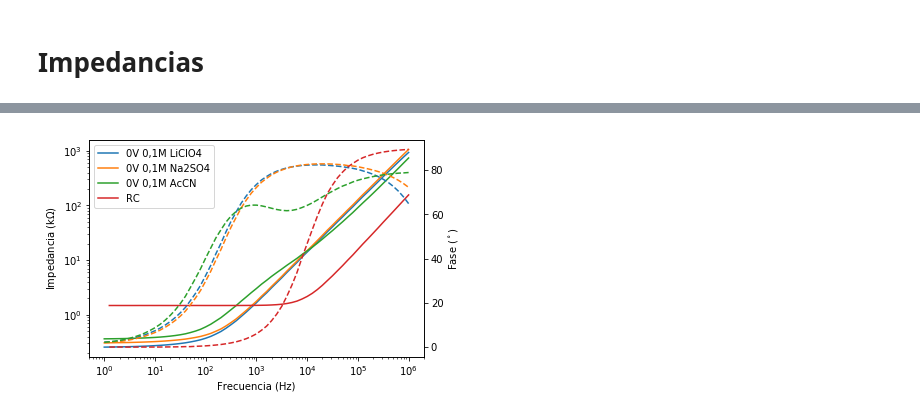
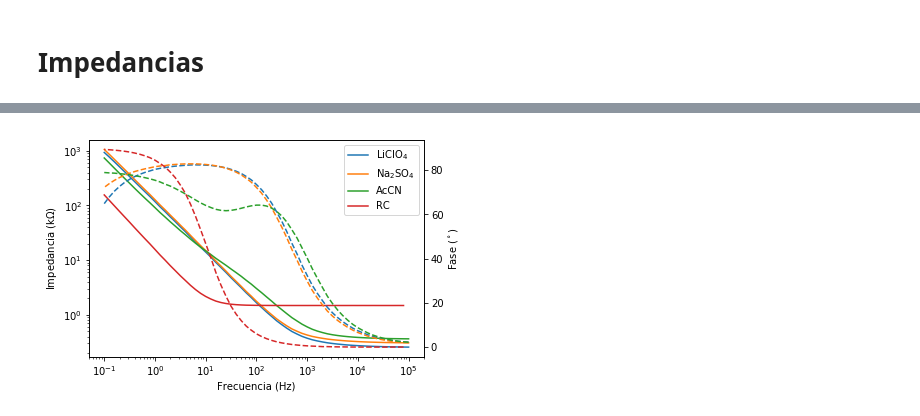
Before and after one commit to jsbarbosa/fqAvanzada, a Jupyter notebook: Impedancias/plots.ipynb, the cells around one changed output, grey strips where cells are left out. Saved outputs shown, nothing was run; the diff lists cells and outputs as text; code cells hidden in the pictures.

Commit message:
legendas

```diff
--- a/Impedancias/plots.ipynb
+++ b/Impedancias/plots.ipynb
@@ -27,7 +27,7 @@ plt.show()
 # %% [markdown]
 # Impedancias
 # %%
-freq = np.logspace(0, 6, 61)
+freq = np.logspace(5, -1, 61) #0.1 - 100 kHz
 # %%
 voltage_1 = ['0V 0,1M LiClO4', '0V 0,5M LiClO4', '0V 1M LiClO4']
 voltage_2 = ['-0,3V 0,1M LiClO4', '-0,3V 0,5M LiClO4', '-0,3V 1M LiClO4']
@@ -61,26 +67,24 @@ plt.show()
 # %%
 fig, (ax1, ax2) = plt.subplots(2, figsize = (8, 4.5), sharex = True)
 
-for sheet in voltage_2:
-    x, y = data[sheet].values.T / 1e3
+mps = [reImToMP(data[sheet] / 1e3) for sheet in voltage_2]
+labels = ["0,1 M", "0,5 M", "1,0 M"]
 
-    p = np.rad2deg(np.arctan2(y, x))
-    m = abs(x + 1j*y)
-
-    ax1.plot(freq, m, label = sheet)
+for i in range(len(labels)):
+    m, p = mps[i]
+    ax1.plot(freq, m, label = labels[i])
     ax2.plot(freq, p)
 
 ax1.set_xscale('log')
 ax1.set_yscale('log')
 
-ax2.set_xscale('log')
+ax1.set_ylabel('Impedancia (k$\Omega$)')
 
-ax1.set_ylabel('Impedancia (k$\Omega$)')
 ax2.set_xlabel('Frecuencia (Hz)')
 ax2.set_ylabel('Fase ($^\circ$)')
 
 ax1.legend()
 
-plt.savefig("LiClO4_0,3.png", dpi = 300)
+plt.savefig("LiClO4_0,3V.png", dpi = 300)
 plt.show()
 # %% [output]
@@ -128,24 +131,27 @@ iones = ['0V 0,1M LiClO4', '0V 0,1M Na2SO4', '0V 0,1M AcCN', 'RC']
 # %%
 fig, ax1 = plt.subplots()
 ax2 = ax1.twinx()
 
-for ion in iones:
-    x, y = data[ion].values.T / 1e3
-    p = np.rad2deg(np.arctan2(y, x))
-    m = abs(x + 1j*y)
+labels = ["LiClO$_4$", 'Na$_2$SO$_4$', 'AcCN', 'RC']
 
-    c = ax1.plot(freq, m, label = ion)[0].get_color()
-    ax2.plot(freq, p, '--', color = c)
+mps = [reImToMP(data[sheet] / 1e3) for sheet in iones]
+
+for i in range(len(labels)):
+    m, p = mps[i]
+    c = ax1.plot(freq, m, label = labels[i])[0].get_color()
+    ax2.plot(freq, p, "--", color = c)
+
+ax1.set_xscale('log')
+ax1.set_yscale('log')
+
+ax1.set_ylabel('Impedancia (k$\Omega$)')
 
 ax1.set_xlabel('Frecuencia (Hz)')
-ax1.set_ylabel('Impedancia (k$\Omega$)')
-ax1.set_xscale('log')
-ax1.set_yscale('log')
+ax2.set_ylabel('Fase ($^\circ$)')
+
 ax1.legend()
 
-ax2.set_ylabel('Fase ($^\circ$)')
-
-plt.savefig("iones.png", dpi = 300)
+plt.savefig("Iones.png", dpi = 300)
 plt.show()
 # %% [output]
-[figure, old version]
+[figure, new version]
```
Also changed, not shown: parts of 7 cells of this notebook, 9 other files.
